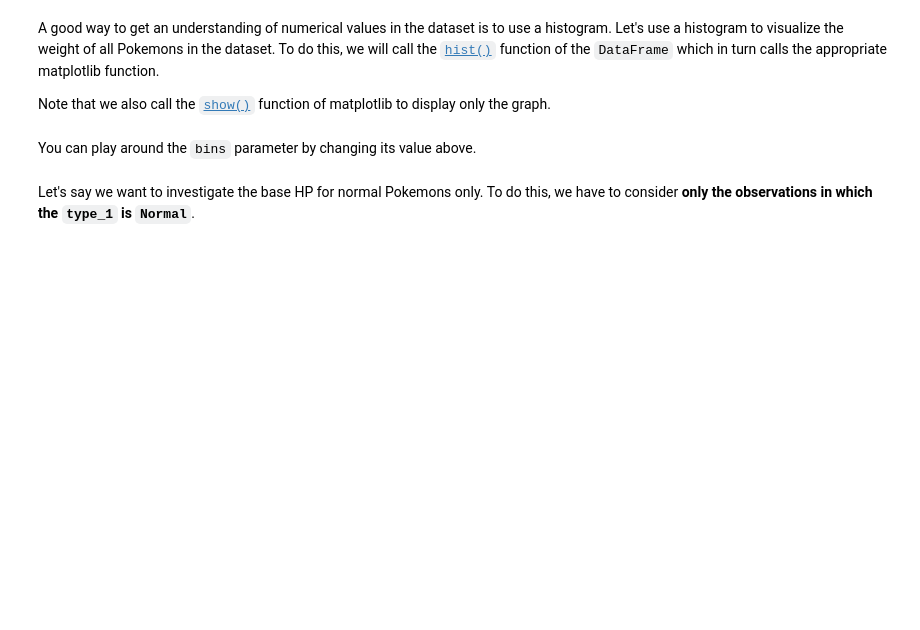
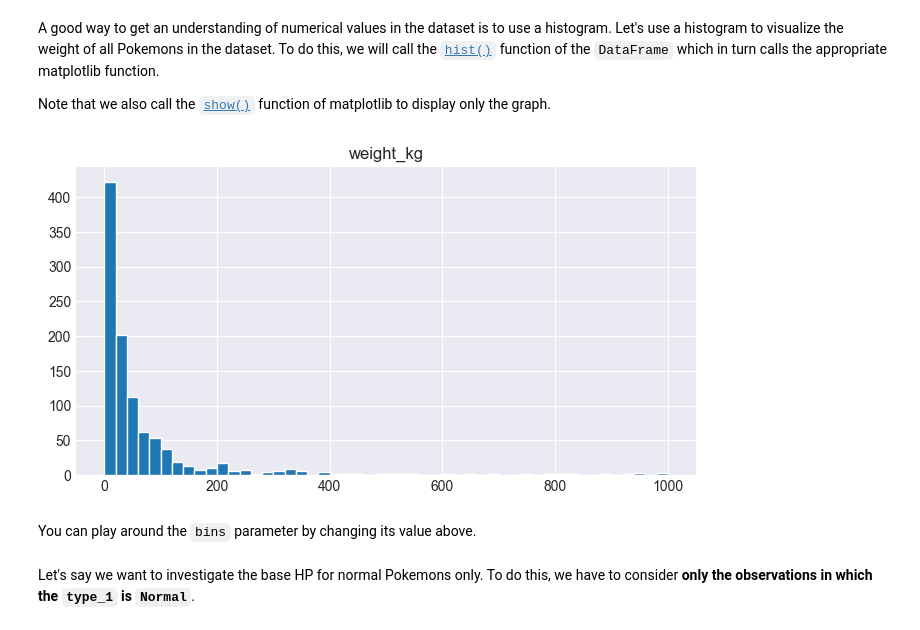
Before and after one commit to lonebono/CSMODEL, a Jupyter notebook: 4 - Exploring Pokemon Data - Blank.ipynb, the cells around one changed output. Saved outputs shown, nothing was run; the diff lists cells and outputs as text; code cells hidden in the pictures; blank space fills up the shorter version.

```diff
--- a/4 - Exploring Pokemon Data - Blank.ipynb
+++ b/4 - Exploring Pokemon Data - Blank.ipynb
@@ -24,6 +24,6 @@ import pandas as pd
 import matplotlib.pyplot as plt
 
 # sets the theme of the charts
-plt.style.use(seaborn-v0_8-dark)
+plt.style.use('seaborn-v0_8-dark')
 
 %matplotlib inline
@@ -179,8 +302,10 @@ A good way to get an understanding of numerical values in the dataset is to use
 
 Note that we also call the [`show()`](https://matplotlib.org/api/_as_gen/matplotlib.pyplot.show.html) function of matplotlib to display only the graph.
 # %%
-pokemon_df.hist('weight_kg', bins=30, edgecolor='w', figsize=(8, 4))
+pokemon_df.hist('weight_kg', bins=50, edgecolor='w', figsize=(8, 4))
 plt.show()   # explicit call to show the chart (not needed with the matplotlib inline command)
+# %% [output]
+[figure, added]
 # %% [markdown]
 You can play around the `bins` parameter by changing its value above.
 # %% [markdown]
```
Also changed, not shown: parts of 33 cells of this notebook.
